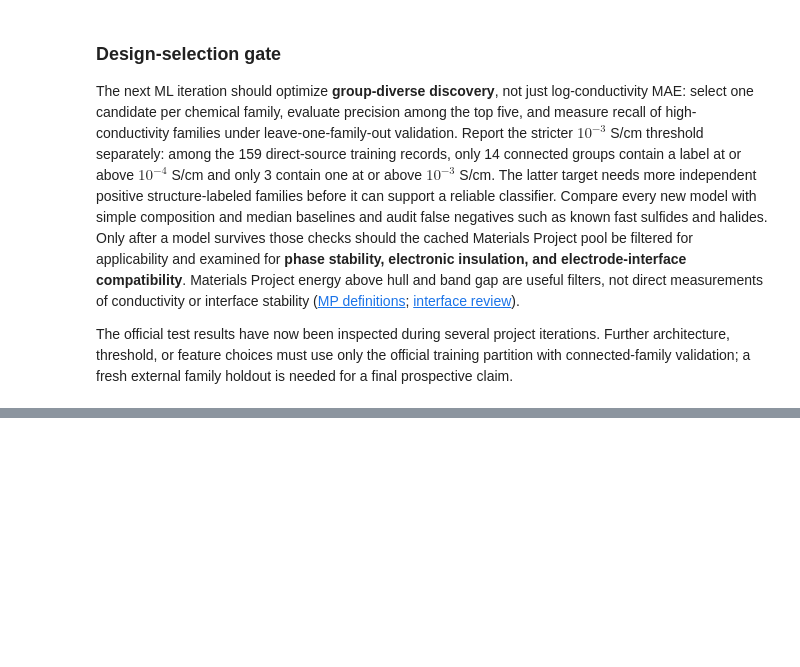
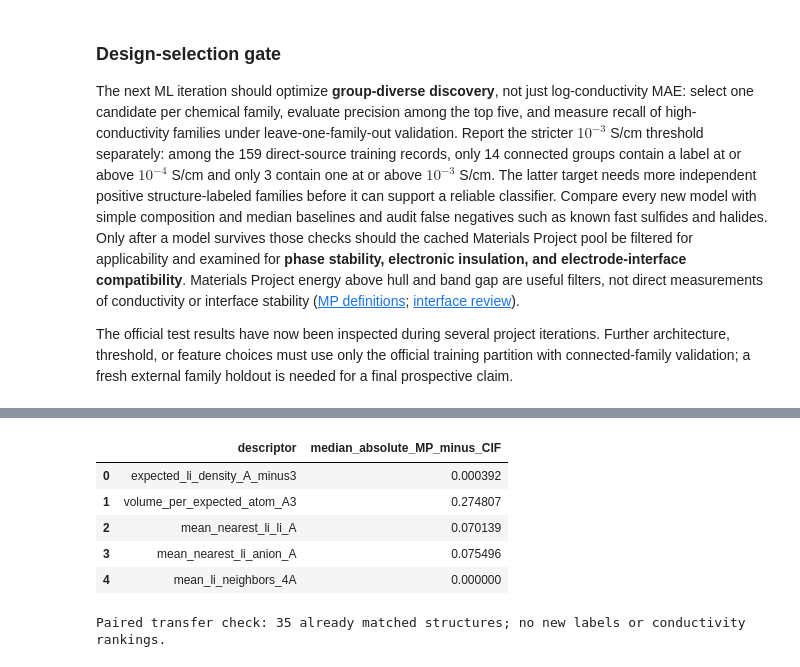
Before and after one commit to ZJYang-96485/Physics-Informed-Neural-Network-and-Multiscale-Simulations-for-Lithium-Ion-Conductors, a Jupyter notebook: battery_materials_project.ipynb, the cells around one changed output, grey strips where cells are left out. Cells and saved outputs as stored; diff of their text form; code cells hidden in the pictures; blank space fills up the shorter version.

```diff
--- a/battery_materials_project.ipynb
+++ b/battery_materials_project.ipynb
@@ -3207,0 +3389,40 @@ The official test results have now been inspected during several project iterati
+# %%
+MP_SHIFT_PATH=ROOT/"data/processed/mp_obelix_descriptor_shift.csv"
+wide_cache=json.loads((ROOT/"data/raw/mp_obelix_wide_structures.json").read_text())
+mp_structures=wide_cache["structures"]
+accepted_pairs=wide_pairs.loc[
+    wide_pairs.accepted_for_primary_structure_cohort
+].sort_values("record_id")
+assert len(accepted_pairs)==35
+exp_features=structure_features.set_index("record_id")
+shift_rows=[]
+for pair in accepted_pairs.itertuples(index=False):
+    mp_crystal=Structure.from_dict(mp_structures[pair.material_id])
+    mp_values=occupancy_structure_descriptors(mp_crystal)
+    exp_values=exp_features.loc[pair.record_id,STRUCTURE_COLUMNS]
+    shift_rows.append({"record_id":pair.record_id,"material_id":pair.material_id,
+        **{f"exp_{key}":float(exp_values[key]) for key in STRUCTURE_COLUMNS},
+        **{f"mp_{key}":float(mp_values[key]) for key in STRUCTURE_COLUMNS}})
+descriptor_shift=pd.DataFrame(shift_rows)
+for key in STRUCTURE_COLUMNS:
+    descriptor_shift[f"abs_delta_{key}"]=abs(
+        descriptor_shift[f"mp_{key}"]-descriptor_shift[f"exp_{key}"])
+descriptor_shift.to_csv(MP_SHIFT_PATH,index=False)
+shift_summary=pd.DataFrame({
+    "descriptor":["expected_li_density_A_minus3","volume_per_expected_atom_A3",
+        "mean_nearest_li_li_A","mean_nearest_li_anion_A",
+        "mean_li_neighbors_4A"],
+})
+shift_summary["median_absolute_MP_minus_CIF"]=shift_summary.descriptor.map(
+    lambda key:descriptor_shift[f"abs_delta_{key}"].median())
+display(shift_summary)
+print(f"Paired transfer check: {len(descriptor_shift)} already matched structures; "
+      "no new labels or conductivity rankings.")
+# %% [output]
+|  | descriptor | median_absolute_MP_minus_CIF |
+| 0 | expected_li_density_A_minus3 | 0.000392 |
+| 1 | volume_per_expected_atom_A3 | 0.274807 |
+| 2 | mean_nearest_li_li_A | 0.070139 |
+| 3 | mean_nearest_li_anion_A | 0.075496 |
+| 4 | mean_li_neighbors_4A | 0.000000 |
+Paired transfer check: 35 already matched structures; no new labels or conductivity rankings.
```
Also changed, not shown: parts of 15 cells of this notebook, 7 other files.
